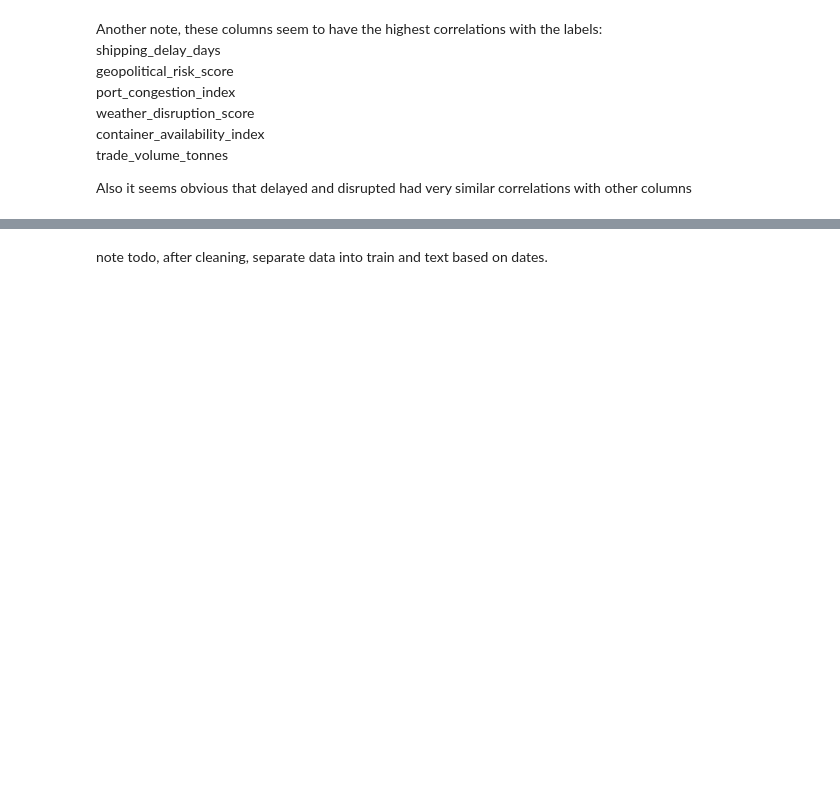
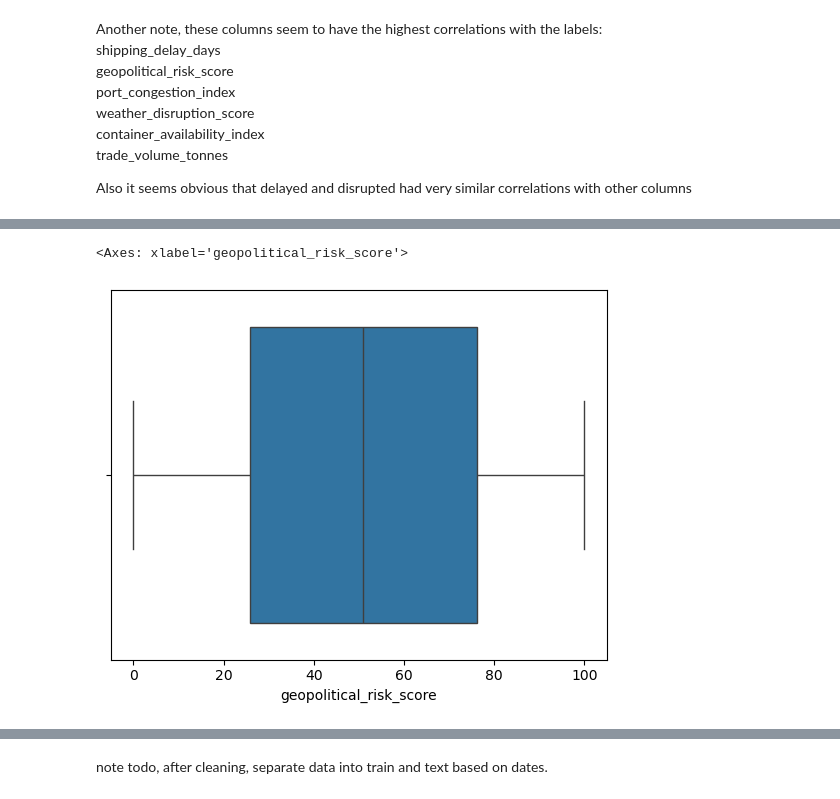
Before and after one commit to Break-Through-Tech/Accenture-2A-predict-the-supply-chain-disruptions, a Jupyter notebook: notebooks/project_ntb.ipynb, the cells around one changed output, grey strips where cells are left out. Saved outputs shown, nothing was run; the diff lists cells and outputs as text; code cells hidden in the pictures; blank space fills up the shorter version.

```diff
--- a/notebooks/project_ntb.ipynb
+++ b/notebooks/project_ntb.ipynb
@@ -334,0 +359,5 @@ Also it seems obvious that delayed and disrupted had very similar correlations w
+# %%
+sns.boxplot(x=df_enc['geopolitical_risk_score'])
+# %% [output]
+<Axes: xlabel='geopolitical_risk_score'>
+[figure, added]
```
Also changed, not shown: parts of 10 cells of this notebook.
